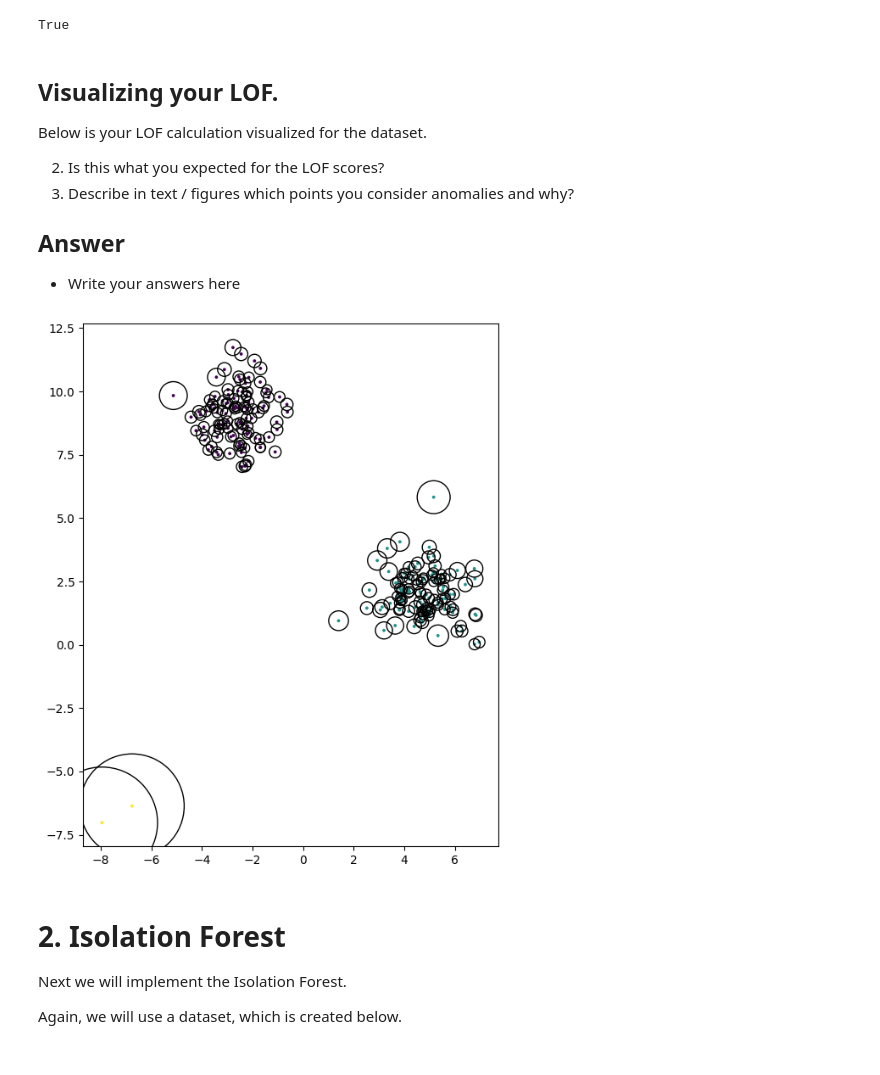
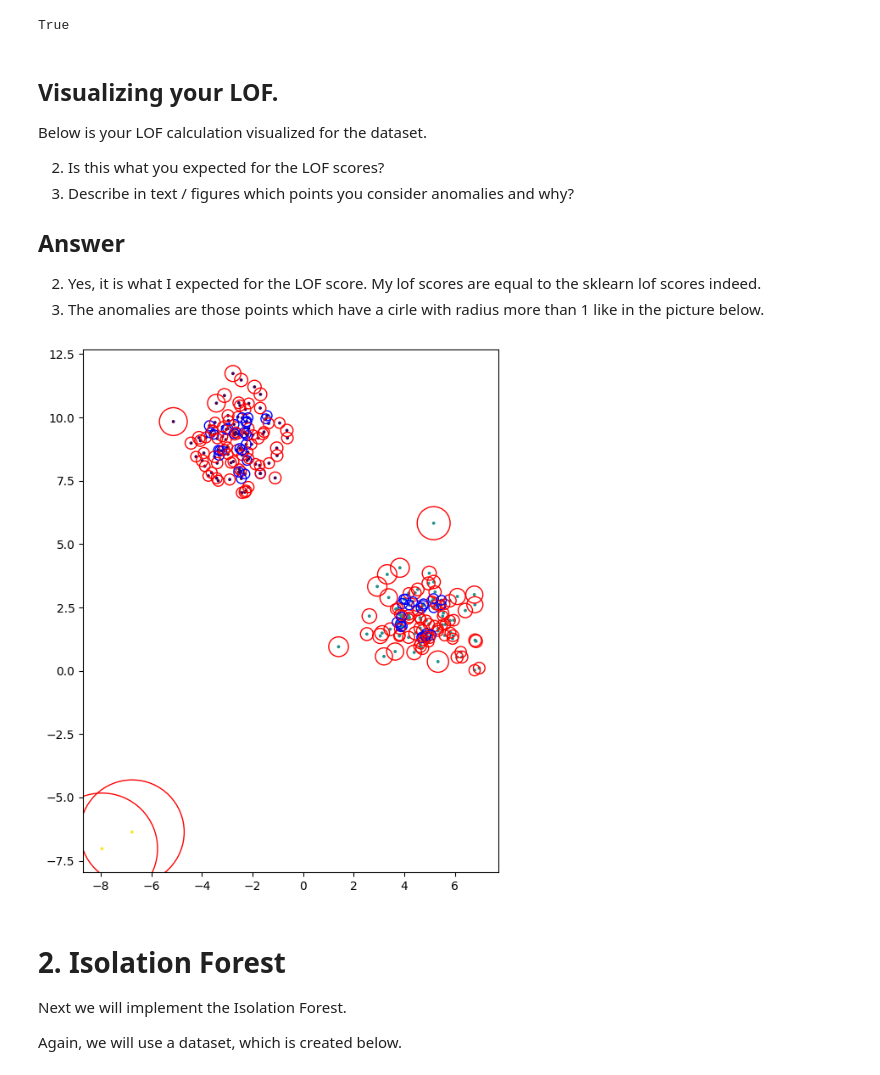
Before and after one commit to filippocasari/AS1SecML, a Jupyter notebook: AS1SecurityML.ipynb, the cells around one changed output. Cells and saved outputs as stored; diff of their text form; code cells hidden in the pictures.

```diff
--- a/AS1SecurityML.ipynb
+++ b/AS1SecurityML.ipynb
@@ -107,15 +125,21 @@ Below is your LOF calculation visualized for the dataset.
 3. Describe in text / figures which points you consider anomalies and why?
 
 ## Answer
-- Write your answers here
+2. Yes, it is what I expected for the LOF score. My lof scores are equal to the sklearn lof scores indeed.
+3. The anomalies are those points which have a cirle with radius more than 1 like in the picture below.
 # %%
 f, ax = plt.subplots(figsize=(14, 8))
 ax.scatter(data[:,0], data[:,1], c=labels, s=3)
 ax.set_aspect(1)
 for i in range(len(my_lof_scores)):
-    ax.add_artist(plt.Circle(tuple(data[i]), my_lof_scores[i] / 5 , fill = False))
+
+    if my_lof_scores[i] > 1.:
+        circle = plt.Circle(tuple(data[i]), my_lof_scores[i] / 5 , fill = False, edgecolor='r')
+    else:
+        circle = plt.Circle(tuple(data[i]), my_lof_scores[i] / 5 , fill = False, edgecolor='b')
+    ax.add_artist(circle)
 # %% [output]
-[figure, old version]
+[figure, new version]
 # %% [markdown]
 # 2. Isolation Forest
 Next we will implement the Isolation Forest.
```
Also changed, not shown: parts of 27 cells of this notebook.
